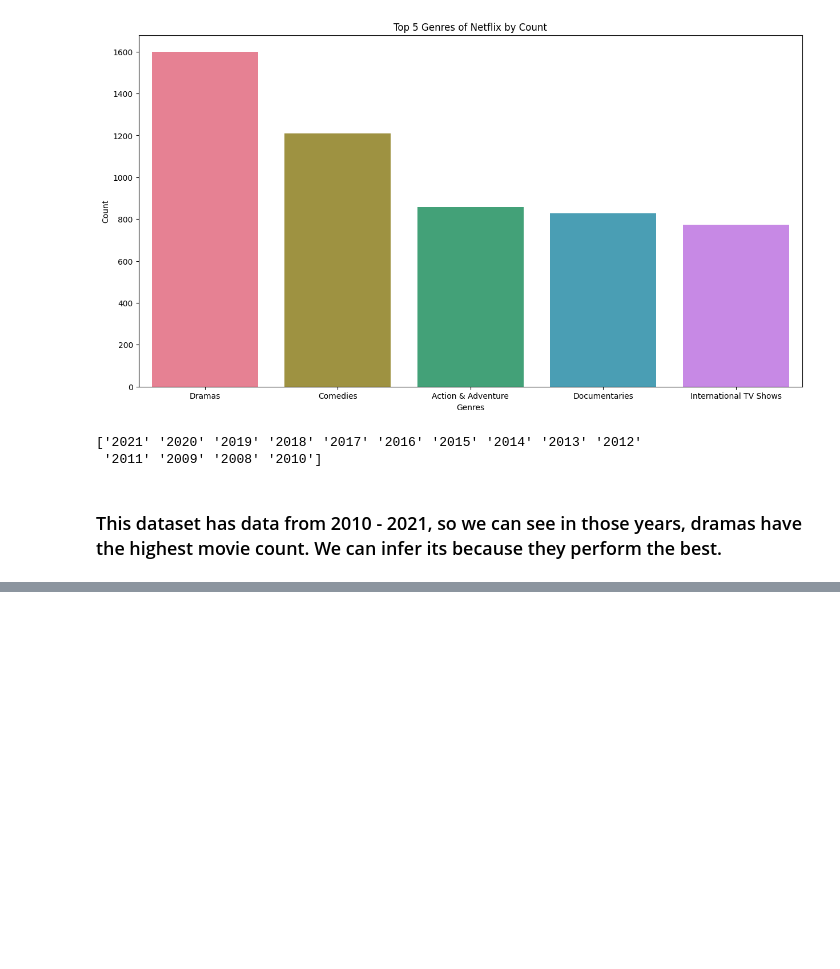
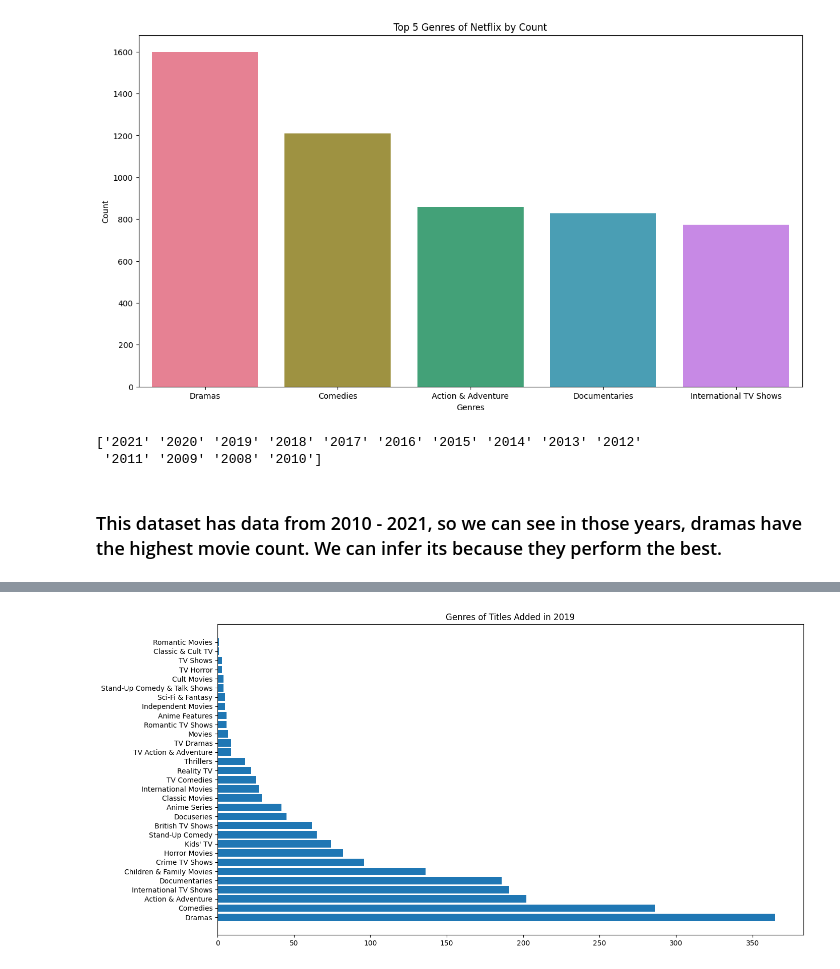
Before and after one commit to 17aabbas/Netflix-EDA, a Jupyter notebook: Netflix_eda.ipynb, the cells around one changed output, grey strips where cells are left out. Saved outputs shown, nothing was run; the diff lists cells and outputs as text; code cells hidden in the pictures; blank space fills up the shorter version.

```diff
--- a/Netflix_eda.ipynb
+++ b/Netflix_eda.ipynb
@@ -227,0 +253,3 @@ print(unique_years)
+# %%
+data_2019 = data[data['year_added'] == '2019']
+data_2019.head()
@@ -227,0 +263,10 @@ print(unique_years)
+# %%
+genres_2019 = data_2019['genre'].value_counts().reset_index(name='count')
+genres_2019.columns = ['genre', 'count']
+
+plt.figure(figsize=(15, 8))
+plt.barh(genres_2019['genre'], genres_2019['count'])
+plt.title('Genres of Titles Added in 2019')
+plt.show()
+# %% [output]
+[figure, added]
```
Also changed, not shown: parts of 7 cells of this notebook.
